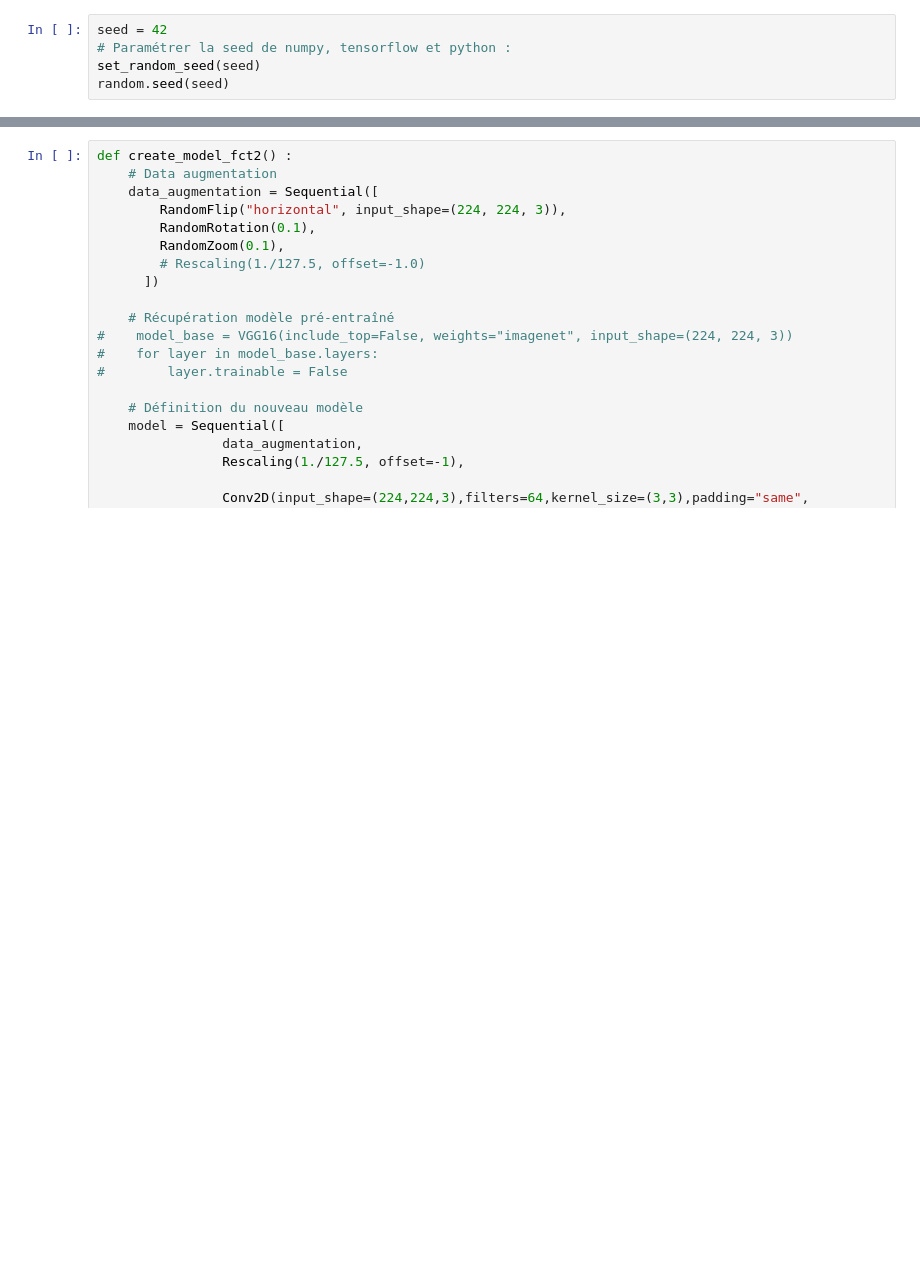
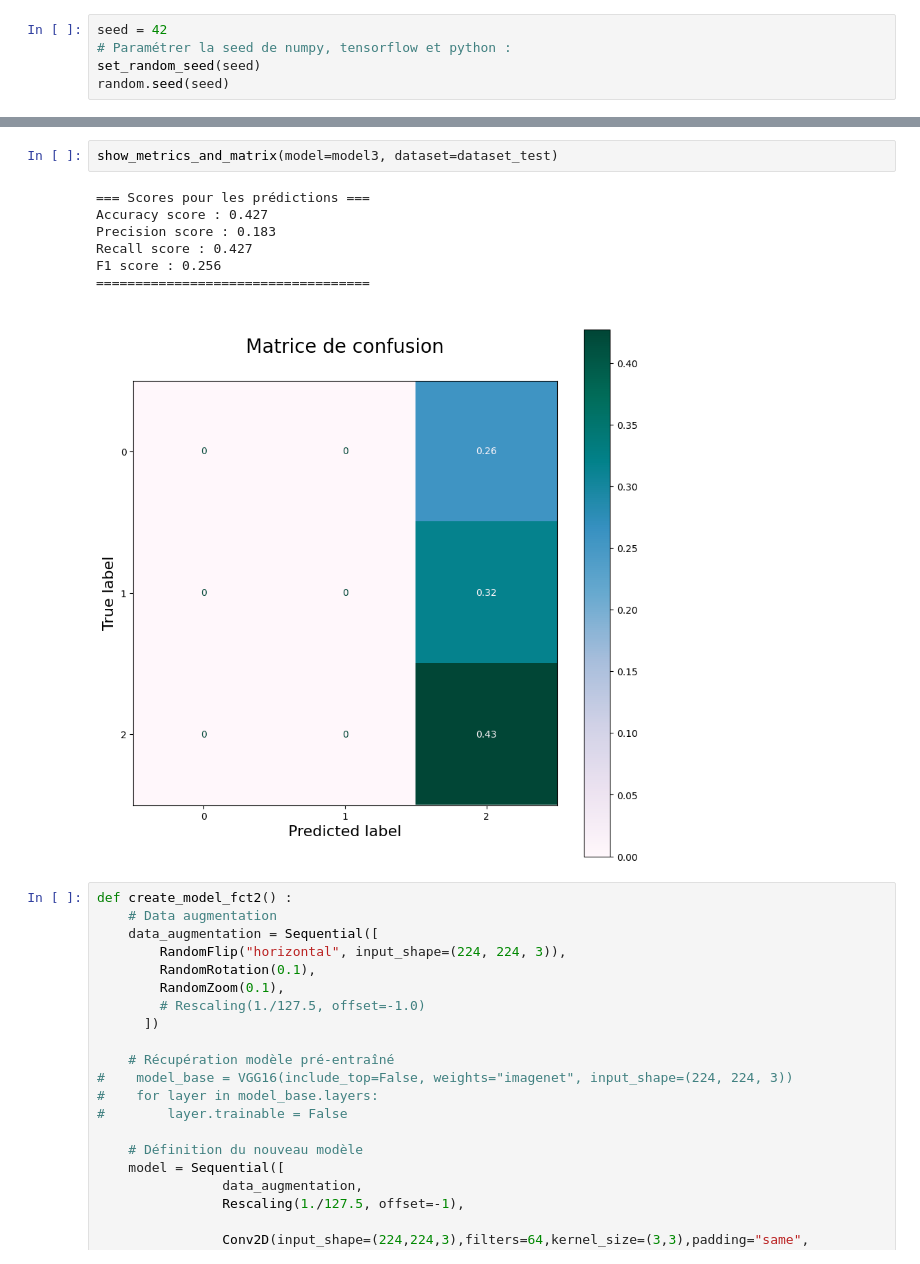
Before and after one commit to BiGHeaDMaX/Identifier-Races-Chiens-avec-TensorFlow, a Jupyter notebook: 02 - Modèle personnel.ipynb, the cells around one changed output, grey strips where cells are left out. Drawn from its saved outputs; the diff is of its cells as text; blank space fills up the shorter version.

```diff
--- a/02 - Modèle personnel.ipynb
+++ b/02 - Modèle personnel.ipynb
@@ -135,3 +399,13 @@ for images, labels_encoded in dataset_train.take(3):
+# %%
+show_metrics_and_matrix(model=model3, dataset=dataset_test)
+# %% [output]
+=== Scores pour les prédictions ===
+Accuracy score : 0.427
+Precision score : 0.183
+Recall score : 0.427
+F1 score : 0.256
+===================================
+[figure, added]
 # %%
 def create_model_fct2() :
     # Data augmentation
```
Also changed, not shown: parts of 41 cells of this notebook.
